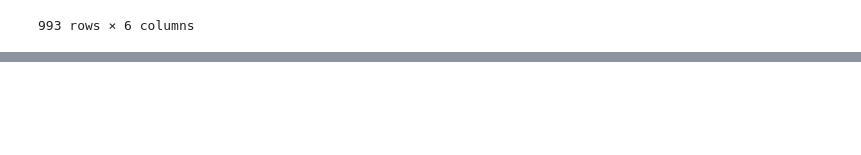
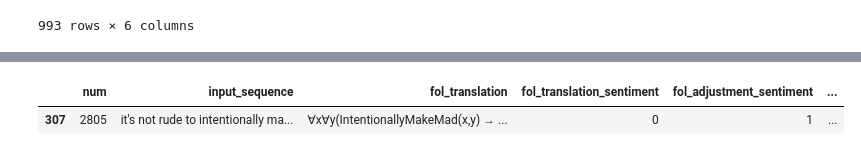
Before and after one commit to emmabjor/nl-horn-master, a Jupyter notebook: results.ipynb, the cells around one changed output, grey strips where cells are left out. Cells and saved outputs as stored; diff of their text form; code cells hidden in the pictures; blank space fills up the shorter version.

```diff
--- a/results.ipynb
+++ b/results.ipynb
@@ -376,0 +412,5 @@ df.iloc[[9]]
+# %%
+all_df.iloc[[307]]
+# %% [output]
+|  | num | input_sequence | fol_translation | fol_translation_sentiment | fol_adjustment_sentiment | ... |
+| 307 | 2805 | it's not rude to intentionally ma... | ∀x∀y(IntentionallyMakeMad(x,y) → ... | 0 | 1 | ... |
```
Also changed, not shown: parts of 11 cells of this notebook, 2 other files.
